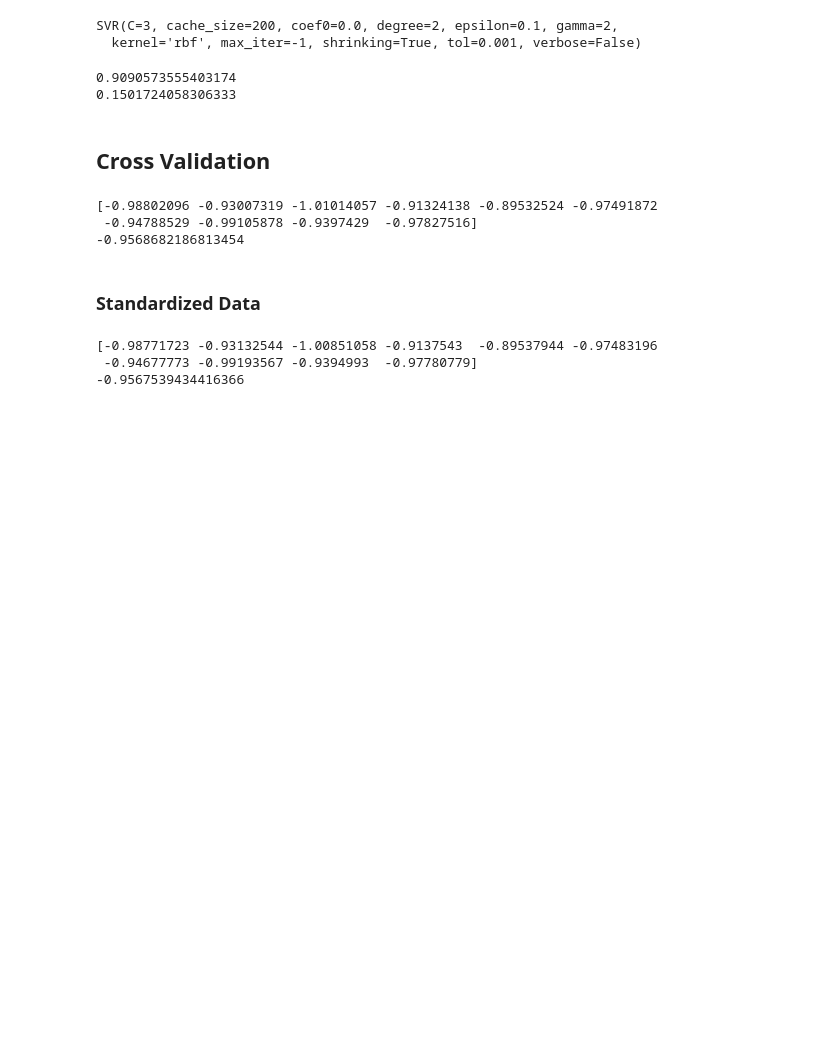
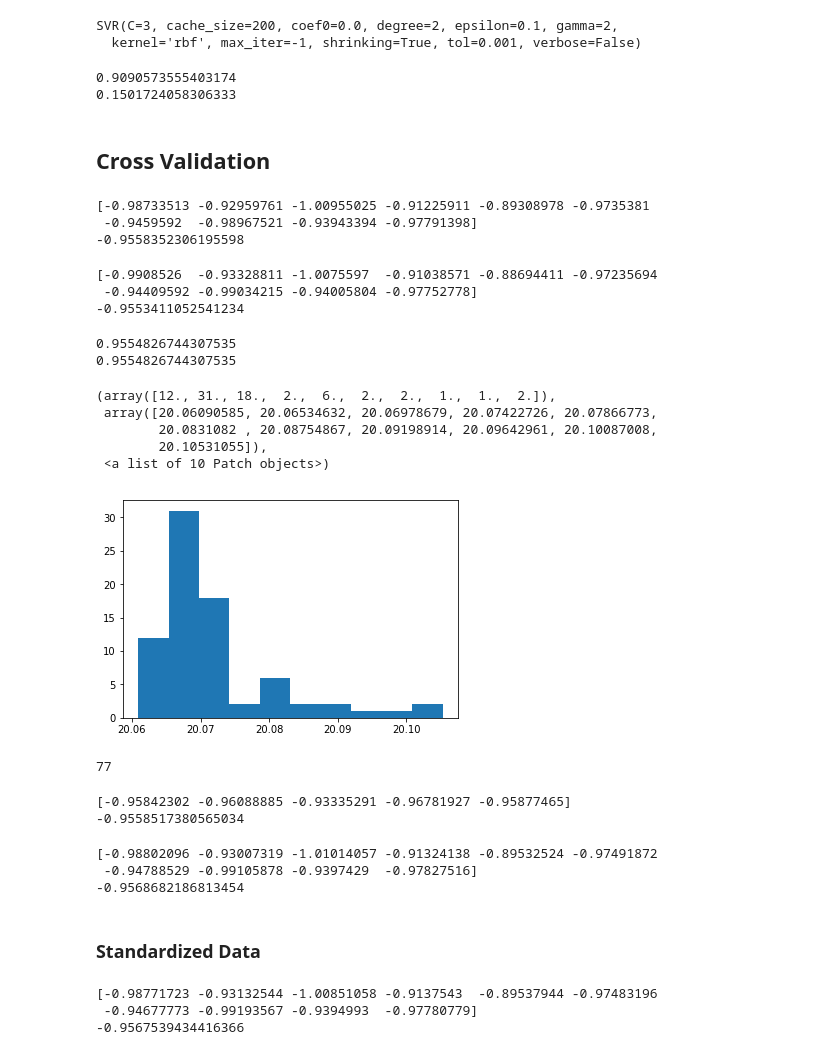
Before and after one commit to jonathanc42/hw-fall3-blue2, a Jupyter notebook: MachineLearning/Model Competition.ipynb, the cells around one changed output. Saved outputs shown, nothing was run; the diff lists cells and outputs as text; code cells hidden in the pictures; blank space fills up the shorter version.

Commit message:
update result

```diff
--- a/MachineLearning/Model Competition.ipynb
+++ b/MachineLearning/Model Competition.ipynb
@@ -53,6 +53,8 @@ X_train_std = std.fit_transform(X_train)
 
 norm = Normalizer()
 X_train_norm = norm.fit_transform(X_train)
+# %%
+X_test_norm = norm.transform(X_test)
 # %%
 X_t, X_v, y_t, y_v = train_test_split(X_train_std, y_train, test_size = 0.33, random_state = 42)
 # %% [markdown]
@@ -118,3 +120,15 @@ Training R2: 0.41922643518750385
 Validation R2: 0.9512327140596165
 # %% [markdown]
 ## Grid Search
+# %%
+svr_grid = svm.SVR()
+
+params_svr = {'C': [0.0001,0.001,0.005,0.1,0.3,0.5,1,3,5],
+              'gamma': [5,4,3,2,1.5,1,0.9,0.8,0.5],
+              'kernel': ['rbf']}
+
+grid_svr = GridSearchCV(svr_grid, params_svr,cv=5)
+grid_svr.fit(X_train_norm, y_train)
+
+# Print the MAE score
+print('Training MAE:', mae(y_train, grid_svr.best_estimator_.predict(X_train_norm)))
@@ -163,3 +209,50 @@ print(mae(y_t, grid_svr.best_estimator_.predict(X_t)))
 0.1501724058306333
 # %% [markdown]
 ## Cross Validation
+# %%
+svr_validate = svm.SVR(C=0.001,degree=3,gamma=5,kernel='rbf')
+# svr_validate = svm.SVR(gamma='auto')
+
+scores = cross_val_score(svr_validate, X_train_norm, y_train, cv=10, scoring = 'neg_mean_absolute_error')
+print(scores)
+print(np.mean(scores))
+# %% [output]
+[-0.98733513 -0.92959761 -1.00955025 -0.91225911 -0.89308978 -0.9735381
+ -0.9459592  -0.98967521 -0.93943394 -0.97791398]
+-0.9558352306195598
+# %%
+svr_validate = svm.SVR(C=3,degree=3,gamma=0.9,kernel='rbf')
+# svr_validate = svm.SVR(gamma='auto')
+
+scores = cross_val_score(svr_validate, X_train_norm, y_train, cv=10, scoring = 'neg_mean_absolute_error')
+print(scores)
+print(np.mean(scores))
+# %% [output]
+[-0.9908526  -0.93328811 -1.0075597  -0.91038571 -0.88694411 -0.97235694
+ -0.94409592 -0.99034215 -0.94005804 -0.97752778]
+-0.9553411052541234
+# %%
+svr_final = svm.SVR(C=0.001,degree=3,gamma=6,kernel='rbf')
+# svr_validate = svm.SVR(gamma='auto')
+svr_final.fit(X_train_norm, y_train)
+scores = mae(y_train, svr_final.predict(X_train_norm))
+print(scores)
+print(np.mean(scores))
+# %% [output]
+0.9554826744307535
+0.9554826744307535
+# %%
+result = svr_final.predict(X_test_norm)
+# %%
+plt.hist(result)
+# %% [output]
+(array([12., 31., 18.,  2.,  6.,  2.,  2.,  1.,  1.,  2.]),
+ array([20.06090585, 20.06534632, 20.06978679, 20.07422726, 20.07866773,
+        20.0831082 , 20.08754867, 20.09198914, 20.09642961, 20.10087008,
+        20.10531055]),
+ <a list of 10 Patch objects>)
+[figure, added]
+# %%
+len(result)
+# %% [output]
+77
@@ -166,3 +261,13 @@ print(mae(y_t, grid_svr.best_estimator_.predict(X_t)))
+# %%
+svr_validate = svm.SVR(C=0.001,degree=3,gamma=6,kernel='rbf')
+# svr_validate = svm.SVR(gamma='auto')
+
+scores = cross_val_score(svr_validate, X_train_norm, y_train, cv=5, scoring = 'neg_mean_absolute_error')
+print(scores)
+print(np.mean(scores))
+# %% [output]
+[-0.95842302 -0.96088885 -0.93335291 -0.96781927 -0.95877465]
+-0.9558517380565034
 # %%
 svr_validate = svm.SVR(C=3,degree=3,gamma=0.9,kernel='rbf')
 # svr_validate = svm.SVR(gamma='auto')
```
Also changed, not shown: parts of 8 cells of this notebook, 1 other file.
